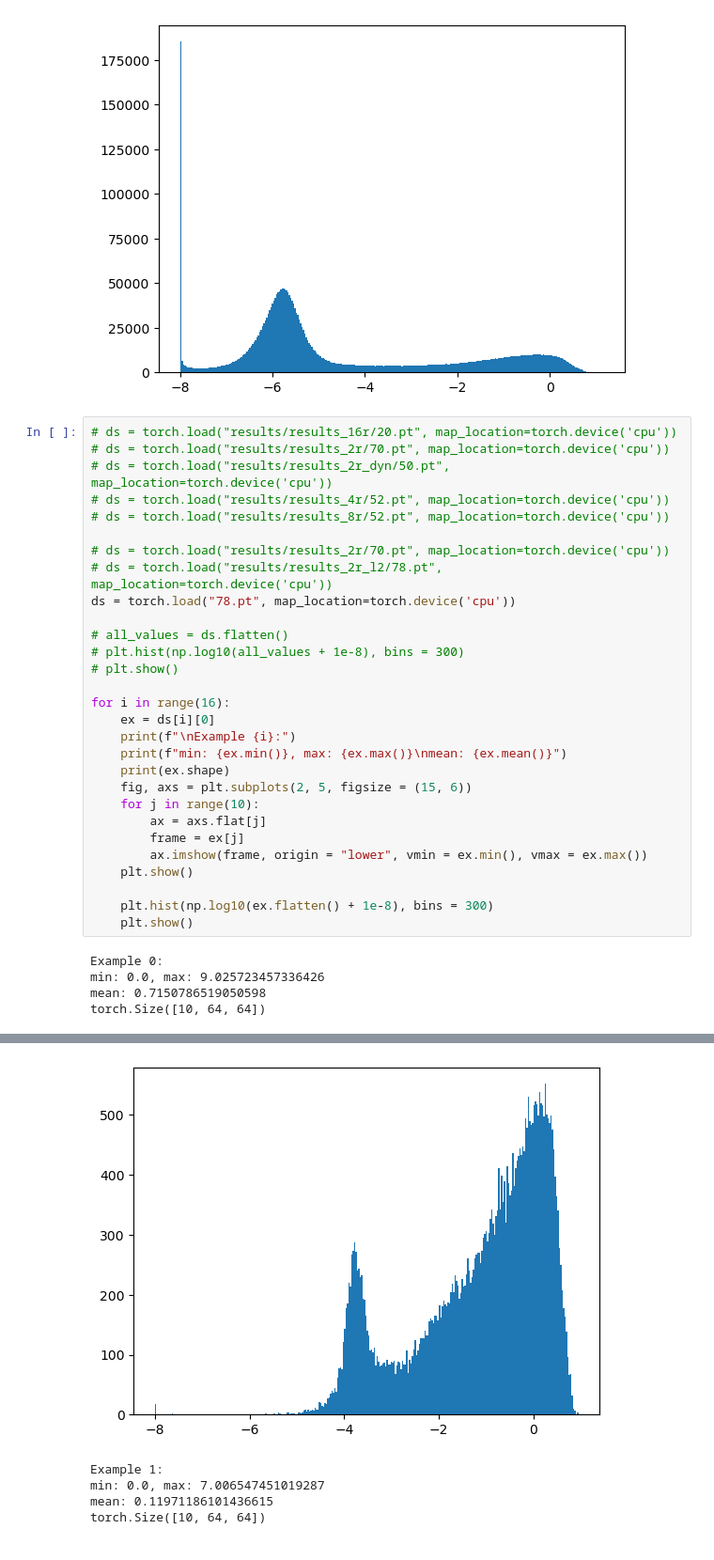
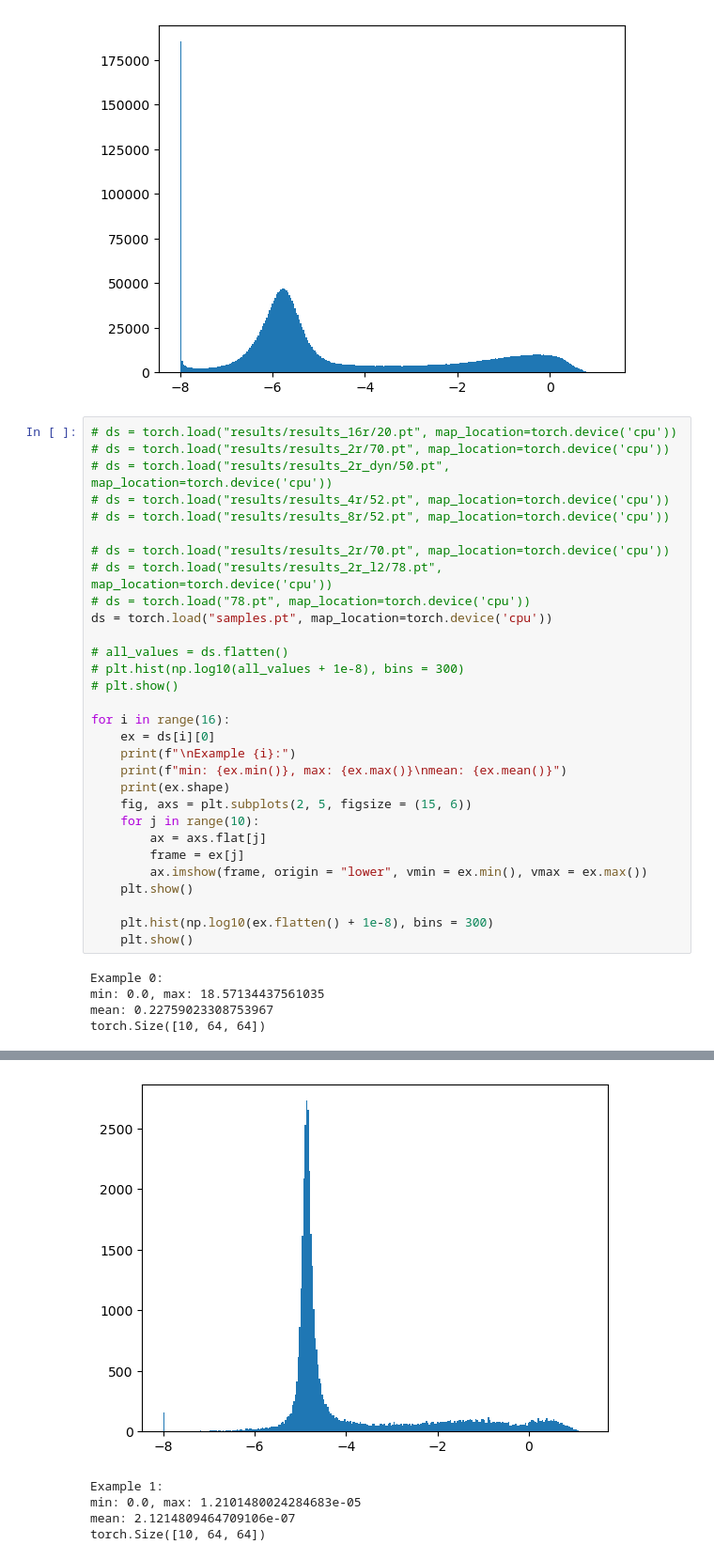
Before and after one commit to henryaddison/video-diffusion-climate, a Jupyter notebook: notebooks/explore.ipynb, the cells around one changed output, grey strips where cells are left out. Shown at 94% size. Cells and saved outputs as stored; diff of their text form.

```diff
--- a/notebooks/explore.ipynb
+++ b/notebooks/explore.ipynb
@@ -166,7 +166,8 @@ min: 0.0, max: 7.567968368530273, mean: 0.29529401659965515
 
 # ds = torch.load("results/results_2r/70.pt", map_location=torch.device('cpu'))
 # ds = torch.load("results/results_2r_l2/78.pt", map_location=torch.device('cpu'))
-ds = torch.load("78.pt", map_location=torch.device('cpu'))
+# ds = torch.load("78.pt", map_location=torch.device('cpu'))
+ds = torch.load("samples.pt", map_location=torch.device('cpu'))
 
 # all_values = ds.flatten()
 # plt.hist(np.log10(all_values + 1e-8), bins = 300)
@@ -188,6 +189,6 @@ for i in range(16):
     plt.show()
 # %% [output]
 Example 0:
-min: 0.0, max: 9.025723457336426
-mean: 0.7150786519050598
+min: 0.0, max: 18.57134437561035
+mean: 0.22759023308753967
 torch.Size([10, 64, 64])
@@ -195,5 +196,5 @@ torch.Size([10, 64, 64])
-[figure, old version]
+[figure, new version]
 Example 1:
-min: 0.0, max: 7.006547451019287
-mean: 0.11971186101436615
+min: 0.0, max: 1.2101480024284683e-05
+mean: 2.1214809464709106e-07
 torch.Size([10, 64, 64])
```
Also changed, not shown: parts of 1 cell of this notebook, 4 other files.
